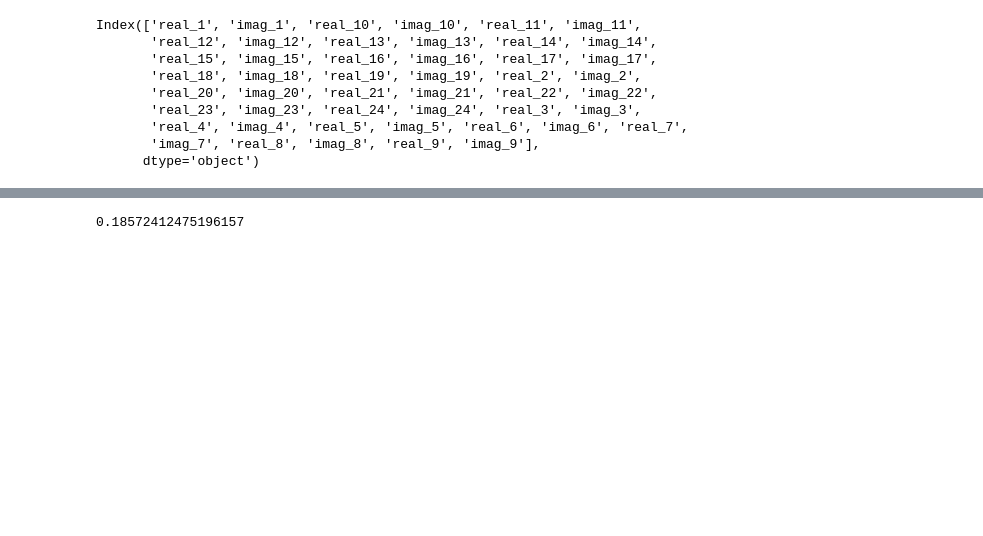
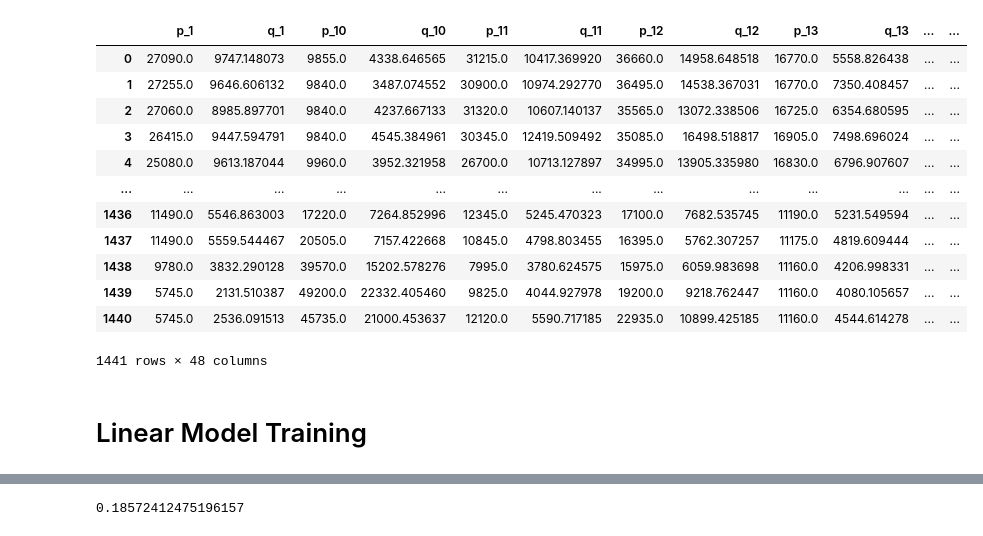
Before and after one commit to pragnaS/grid-edge, a Jupyter notebook: models/linear/Linear_Model_multi_node_training.ipynb, the cells around one changed output, grey strips where cells are left out. Saved outputs shown, nothing was run; the diff lists cells and outputs as text; code cells hidden in the pictures; blank space fills up the shorter version.

Commit message:
added comments and basic untuned neural net model

```diff
--- a/models/linear/Linear_Model_multi_node_training.ipynb
+++ b/models/linear/Linear_Model_multi_node_training.ipynb
@@ -54,2 +61,29 @@ dpmu_data
+# %%
+directory = r"C:\Users\pragn\Desktop\grid-edge\data\all_data\input-data\scaled15_inputs"
+
+for filename in os.listdir(directory):
+    if str(filename).startswith('25.csv'):
+        continue
+    player = pd.read_csv(os.path.join(directory, filename))
+    player['grid'] = player['grid'].str.replace("i", "j").apply(lambda x: complex(x))
+    node_id = player['id'].loc[0]
+    column_name_p = 'p_'+str(node_id)
+    column_name_q = 'q_'+str(node_id)
+    input_player_df[column_name_p] = player['grid'].apply(lambda x: x.real).head(1441)
+    input_player_df[column_name_q] = player['grid'].apply(lambda x: x.imag).head(1441)
 # %%
-input_player_df = pd.DataFrame()
+input_player_df
+# %% [output]
+|  | p_1 | q_1 | p_10 | q_10 | p_11 | q_11 | p_12 | q_12 | p_13 | q_13 | ... | ... |
+| 0 | 27090.0 | 9747.148073 | 9855.0 | 4338.646565 | 31215.0 | 10417.369920 | 36660.0 | 14958.648518 | 16770.0 | 5558.826438 | ... | ... |
+| 1 | 27255.0 | 9646.606132 | 9840.0 | 3487.074552 | 30900.0 | 10974.292770 | 36495.0 | 14538.367031 | 16770.0 | 7350.408457 | ... | ... |
+| 2 | 27060.0 | 8985.897701 | 9840.0 | 4237.667133 | 31320.0 | 10607.140137 | 35565.0 | 13072.338506 | 16725.0 | 6354.680595 | ... | ... |
+| 3 | 26415.0 | 9447.594791 | 9840.0 | 4545.384961 | 30345.0 | 12419.509492 | 35085.0 | 16498.518817 | 16905.0 | 7498.696024 | ... | ... |
+| 4 | 25080.0 | 9613.187044 | 9960.0 | 3952.321958 | 26700.0 | 10713.127897 | 34995.0 | 13905.335980 | 16830.0 | 6796.907607 | ... | ... |
+| ... | ... | ... | ... | ... | ... | ... | ... | ... | ... | ... | ... | ... |
+| 1436 | 11490.0 | 5546.863003 | 17220.0 | 7264.852996 | 12345.0 | 5245.470323 | 17100.0 | 7682.535745 | 11190.0 | 5231.549594 | ... | ... |
+| 1437 | 11490.0 | 5559.544467 | 20505.0 | 7157.422668 | 10845.0 | 4798.803455 | 16395.0 | 5762.307257 | 11175.0 | 4819.609444 | ... | ... |
+| 1438 | 9780.0 | 3832.290128 | 39570.0 | 15202.578276 | 7995.0 | 3780.624575 | 15975.0 | 6059.983698 | 11160.0 | 4206.998331 | ... | ... |
+| 1439 | 5745.0 | 2131.510387 | 49200.0 | 22332.405460 | 9825.0 | 4044.927978 | 19200.0 | 9218.762447 | 11160.0 | 4080.105657 | ... | ... |
+| 1440 | 5745.0 | 2536.091513 | 45735.0 | 21000.453637 | 12120.0 | 5590.717185 | 22935.0 | 10899.425185 | 11160.0 | 4544.614278 | ... | ... |
+1441 rows × 48 columns
@@ -69,15 +90,5 @@ for filename in os.listdir(directory):
-# %%
-input_player_df.columns
-# %% [output]
-Index(['real_1', 'imag_1', 'real_10', 'imag_10', 'real_11', 'imag_11',
-       'real_12', 'imag_12', 'real_13', 'imag_13', 'real_14', 'imag_14',
-       'real_15', 'imag_15', 'real_16', 'imag_16', 'real_17', 'imag_17',
-       'real_18', 'imag_18', 'real_19', 'imag_19', 'real_2', 'imag_2',
-       'real_20', 'imag_20', 'real_21', 'imag_21', 'real_22', 'imag_22',
-       'real_23', 'imag_23', 'real_24', 'imag_24', 'real_3', 'imag_3',
-       'real_4', 'imag_4', 'real_5', 'imag_5', 'real_6', 'imag_6', 'real_7',
-       'imag_7', 'real_8', 'imag_8', 'real_9', 'imag_9'],
-      dtype='object')
+# %% [markdown]
+# Linear Model Training
 # %%
 from sklearn.model_selection import GridSearchCV
 from sklearn.model_selection import RepeatedKFold
```
Also changed, not shown: parts of 22 cells of this notebook.
